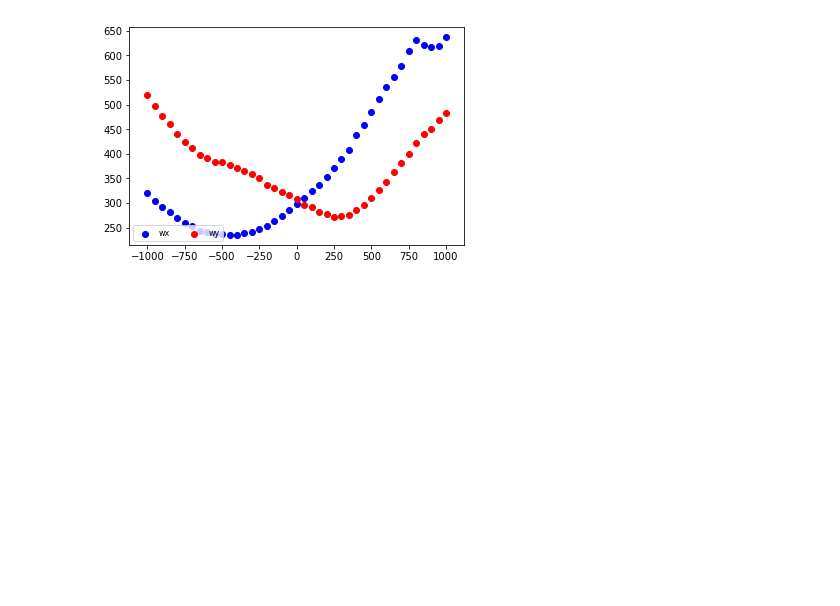
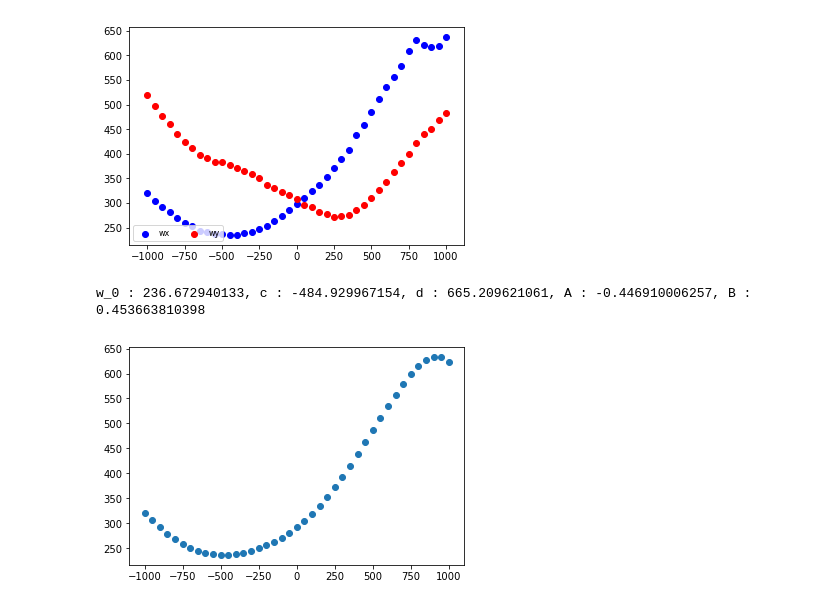
Before and after one commit to mikigom/storm-analysis, a Jupyter notebook: ipynb/Untitled-Copy3.ipynb, the cells around one changed output. Saved outputs shown, nothing was run; the diff lists cells and outputs as text; code cells hidden in the pictures; blank space fills up the shorter version.

```diff
--- a/ipynb/Untitled-Copy3.ipynb
+++ b/ipynb/Untitled-Copy3.ipynb
@@ -70,3 +70,37 @@ plt.legend((wx_plot, wy_plot),
 plt.show()
 # %% [output]
 [figure]
+# %%
+import math
+import numpy as np
+
+# x[0] : w_0
+# x[1] : d
+# x[2] : A
+# x[3] : B
+# x[4] : c
+def fun(x, z, ww):
+    return (x[0]**2)*(1 + ((z-x[4])/x[1])**2 + x[2]*((z-x[4])/x[1])**3 + x[3]*((z-x[4])/x[1])**4 + x[5]*((z-x[4])/x[1])**5 + x[6]*((z-x[4])/x[1])**6) - ww
+
+from scipy.optimize import least_squares
+
+z_ = np.array(z)
+w_x_mean_list = np.array(w_x_mean_list)
+w_y_mean_list = np.array(w_y_mean_list)
+
+x_res_robust = least_squares(fun, np.array([1, 1, 1, 1, 1, 1, 1]), args = (z, w_x_mean_list**2))
+y_res_robust = least_squares(fun, np.array([1, 1, 1, 1, 1, 1, 1]), args = (z, w_y_mean_list**2))
+
+def visaulize(z, model):
+    print("w_0 : {}, c : {}, d : {}, A : {}, B : {}".format(model.x[0], model.x[4], model.x[1], model.x[2], model.x[3]))
+    w = fun(model.x, z, 0)
+
+    plt.figure(1)
+    plt.scatter(z, np.sqrt(w))
+# %%
+visaulize(z, x_res_robust)
+
+plt.show()
+# %% [output]
+w_0 : 236.672940133, c : -484.929967154, d : 665.209621061, A : -0.446910006257, B : 0.453663810398
+[figure, added]
```
Also changed, not shown: parts of 1 cell of this notebook, 13 other files.
